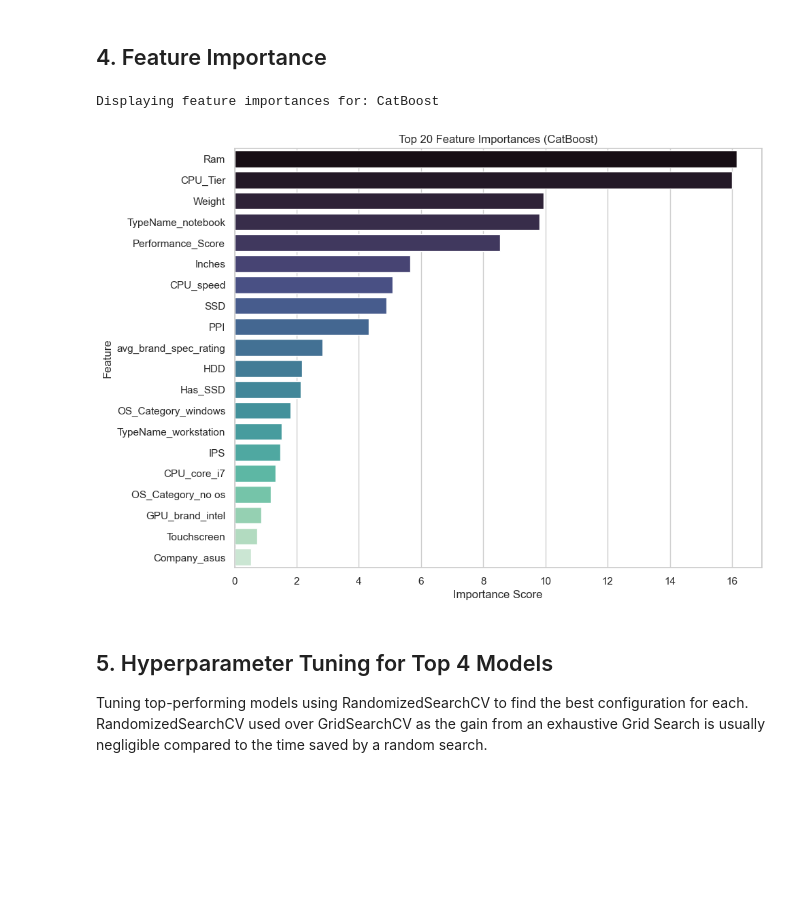
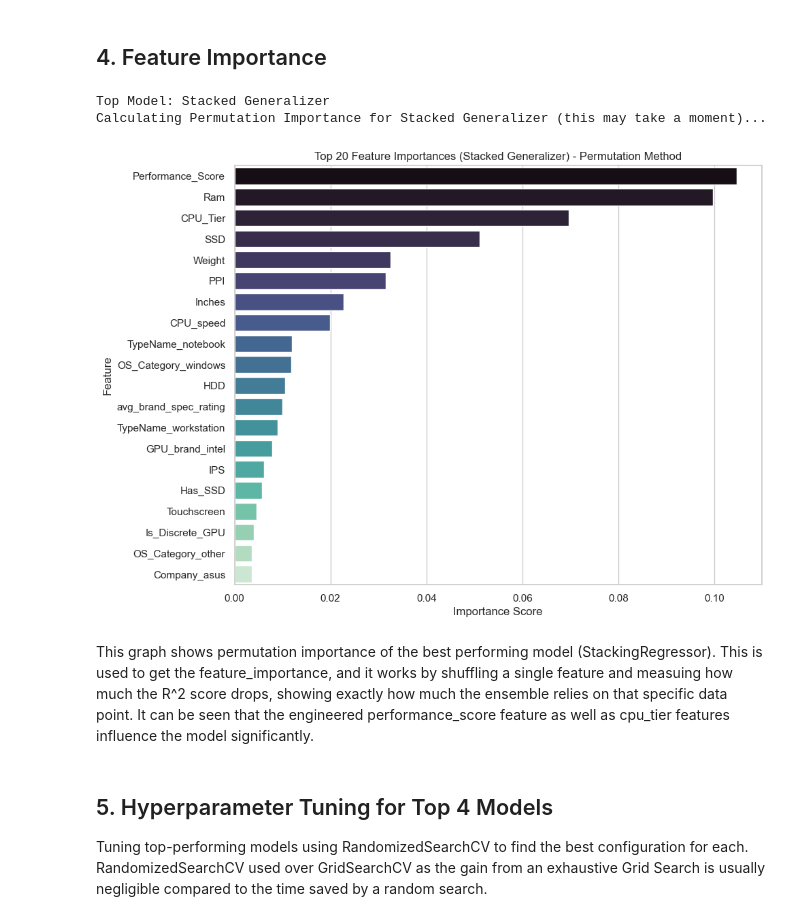
Before and after one commit to nishka-shah/Laptop-Prices, a Jupyter notebook: notebooks/model_training.ipynb, the cells around one changed output. Drawn from its saved outputs; the diff is of its cells as text; code cells hidden in the pictures; blank space fills up the shorter version.

Commit message:
feature importance implemented

```diff
--- a/notebooks/model_training.ipynb
+++ b/notebooks/model_training.ipynb
@@ -92,7 +92,7 @@ models = {
     "XGBoost": XGBRegressor(n_estimators=100, random_state=42),
     "CatBoost": CatBoostRegressor(n_estimators=100, verbose=0, random_state=42),
     "Stacked Generalizer": StackingRegressor(
-        estimators=[
+        estimatorsS=[
             ('xgb', XGBRegressor(n_estimators=100, random_state=42)),
             ('cat', CatBoostRegressor(n_estimators=100, verbose=0, random_state=42)),
             ('et', ExtraTreesRegressor(n_estimators=100, random_state=42)),
@@ -193,36 +193,47 @@ print(f"R² Score: {r2:.4f}")
 R² Score: 0.9144
 # %% [markdown]
 ## 4. Feature Importance
-# %%
-import seaborn as sns
-
-# Find the best model from our leaderboard that supports feature importances
-feature_importance_model = None
-feature_importance_model_name = ""
-
-for model_name in results_df['Model']:
-    model_instance = models[model_name]
-    if hasattr(model_instance, 'feature_importances_'):
-        feature_importance_model = model_instance
-        feature_importance_model_name = model_name
-        break
-
-if feature_importance_model is not None:
-    print(f"Displaying feature importances for: {feature_importance_model_name}")
-    feat_imp = pd.Series(feature_importance_model.feature_importances_, index=X_train.columns).sort_values(ascending=False).head(20)
-
-    plt.figure(figsize=(10, 8))
-    sns.barplot(x=feat_imp.values, y=feat_imp.index, palette='mako', hue=feat_imp.index, legend=False)
-    plt.title(f'Top 20 Feature Importances ({feature_importance_model_name})')
-    plt.xlabel('Importance Score')
-    plt.ylabel('Feature')
-    plt.show()
-else:
-    print("The best models in the current leaderboard (e.g., Stacked, Linear, SVR, KNN) do not directly support feature_importances_.")
-    print("Try viewing the importance of the next best tree-based model instead.")
-# %% [output]
-Displaying feature importances for: CatBoost
-[figure, removed]
+# %%
+from sklearn.inspection import permutation_importance
+import seaborn as sns
+
+# Identify the Absolute Best Model
+best_model_name = results_df.iloc[0]["Model"]
+best_model_instance = models[best_model_name]
+
+print(f"Top Model: {best_model_name}")
+
+if hasattr(best_model_instance, 'feature_importances_'):
+    # Use built-in importance if available (Tree-based)
+    print(f"Using built-in feature importances for {best_model_name}...")
+    importances = best_model_instance.feature_importances_
+    model_method = "Built-in"
+else:
+    # Use Permutation Importance for Ensemble/Meta-models
+    print(f"Calculating Permutation Importance for {best_model_name}")
+    # Using a subset of X_test for speed if necessary, but here use the full test set
+    r = permutation_importance(best_model_instance, X_test, y_test,
+                              n_repeats=10,
+                              random_state=42,
+                              n_jobs=-1)
+    importances = r.importances_mean
+    model_method = "Permutation"
+
+# Plotting
+feat_imp = pd.Series(importances, index=X_train.columns).sort_values(ascending=False).head(20)
+
+plt.figure(figsize=(10, 8))
+sns.barplot(x=feat_imp.values, y=feat_imp.index, palette='mako', hue=feat_imp.index, legend=False)
+plt.title(f'Top 20 Feature Importances ({best_model_name}) - {model_method} Method')
+plt.xlabel('Importance Score')
+plt.ylabel('Feature')
+plt.show()
+# %% [output]
+Top Model: Stacked Generalizer
+Calculating Permutation Importance for Stacked Generalizer (this may take a moment)...
+[figure, added]
+# %% [markdown]
+This graph shows permutation importance of the best performing model (StackingRegressor). This is used to get the feature_importance, and it works by shuffling a single feature and measuing how much the R^2 score drops, showing exactly how much the ensemble relies on that specific data point. It can be seen that the engineered performance_score feature as well as cpu_tier features influence the model significantly.
 # %% [markdown]
 ## 5. Hyperparameter Tuning for Top 4 Models
 Tuning top-performing models using RandomizedSearchCV to find the best configuration for each. RandomizedSearchCV used over GridSearchCV as the gain from an exhaustive Grid Search is usually negligible compared to the time saved by a random search.
```
Also changed, not shown: parts of 1 cell of this notebook, 1 other file.
